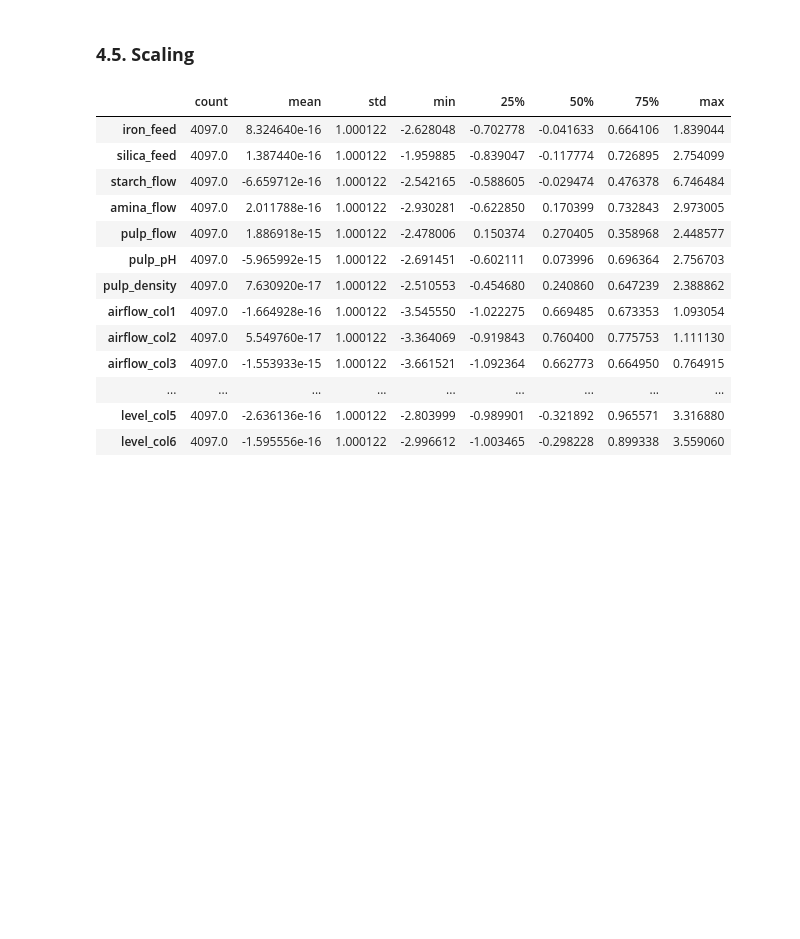
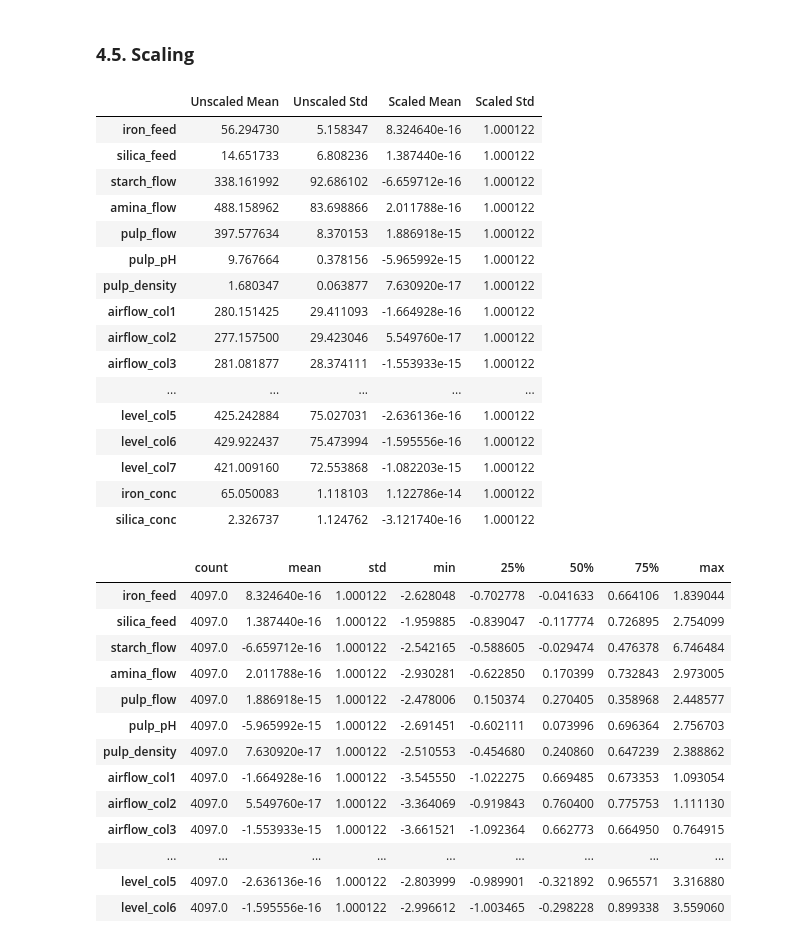
Before and after one commit to ArifAygun/Iron-Ore-Froth-Flotation-Quality-Prediction, a Jupyter notebook: AA_Graduate_Project_22_0306.ipynb, the cells around one changed output. Saved outputs shown, nothing was run; the diff lists cells and outputs as text; code cells hidden in the pictures; blank space fills up the shorter version.

```diff
--- a/AA_Graduate_Project_22_0306.ipynb
+++ b/AA_Graduate_Project_22_0306.ipynb
@@ -70,19 +70,38 @@ memory usage: 736.3 KB
 # %%
 from sklearn.preprocessing import StandardScaler
 
 scaler = StandardScaler()
 
 columns_to_scale = flotation.columns
 scaled_data = scaler.fit_transform(flotation[columns_to_scale])
 flotation_scaled = pd.DataFrame(scaled_data, columns=columns_to_scale)
 
 unscaled_stats = flotation.describe().loc[['mean', 'std']].T
 unscaled_stats.columns = ['Unscaled Mean', 'Unscaled Std']
 
 scaled_stats = flotation_scaled.describe().loc[['mean', 'std']].T
 scaled_stats.columns = ['Scaled Mean', 'Scaled Std']
 
 combined_stats = pd.concat([unscaled_stats, scaled_stats], axis=1)
+combined_stats
+# %% [output]
+|  | Unscaled Mean | Unscaled Std | Scaled Mean | Scaled Std |
+| iron_feed | 56.294730 | 5.158347 | 8.324640e-16 | 1.000122 |
+| silica_feed | 14.651733 | 6.808236 | 1.387440e-16 | 1.000122 |
+| starch_flow | 338.161992 | 92.686102 | -6.659712e-16 | 1.000122 |
+| amina_flow | 488.158962 | 83.698866 | 2.011788e-16 | 1.000122 |
+| pulp_flow | 397.577634 | 8.370153 | 1.886918e-15 | 1.000122 |
+| pulp_pH | 9.767664 | 0.378156 | -5.965992e-15 | 1.000122 |
+| pulp_density | 1.680347 | 0.063877 | 7.630920e-17 | 1.000122 |
+| airflow_col1 | 280.151425 | 29.411093 | -1.664928e-16 | 1.000122 |
+| airflow_col2 | 277.157500 | 29.423046 | 5.549760e-17 | 1.000122 |
+| airflow_col3 | 281.081877 | 28.374111 | -1.553933e-15 | 1.000122 |
+| ... | ... | ... | ... | ... |
+| level_col5 | 425.242884 | 75.027031 | -2.636136e-16 | 1.000122 |
+| level_col6 | 429.922437 | 75.473994 | -1.595556e-16 | 1.000122 |
+| level_col7 | 421.009160 | 72.553868 | -1.082203e-15 | 1.000122 |
+| iron_conc | 65.050083 | 1.118103 | 1.122786e-14 | 1.000122 |
+| silica_conc | 2.326737 | 1.124762 | -3.121740e-16 | 1.000122 |
 # %%
 flotation_scaled.describe().T
 # %% [output]
```
